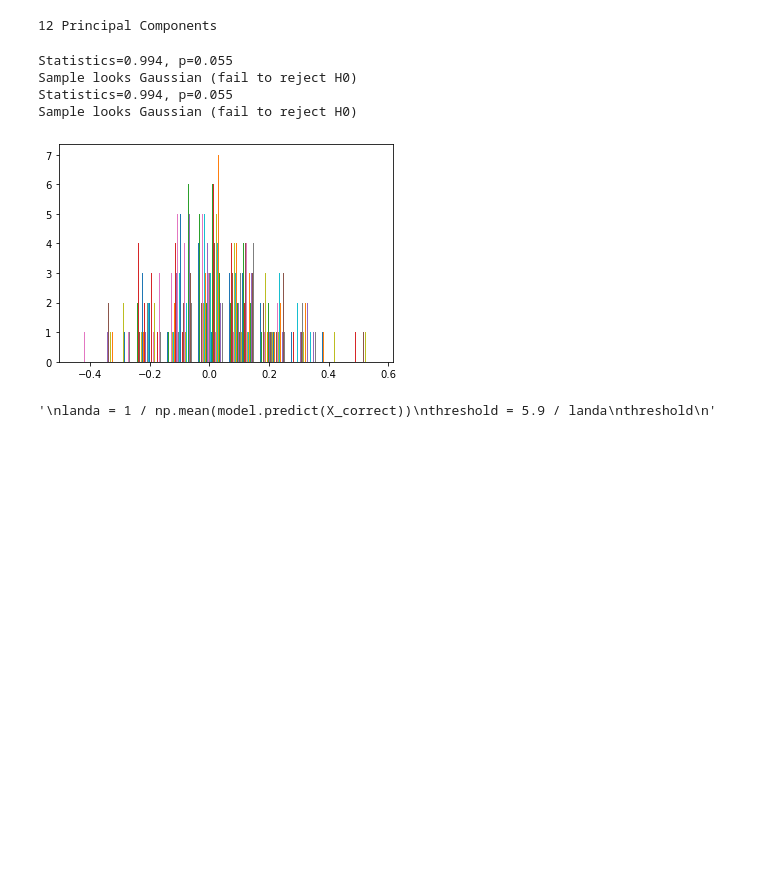
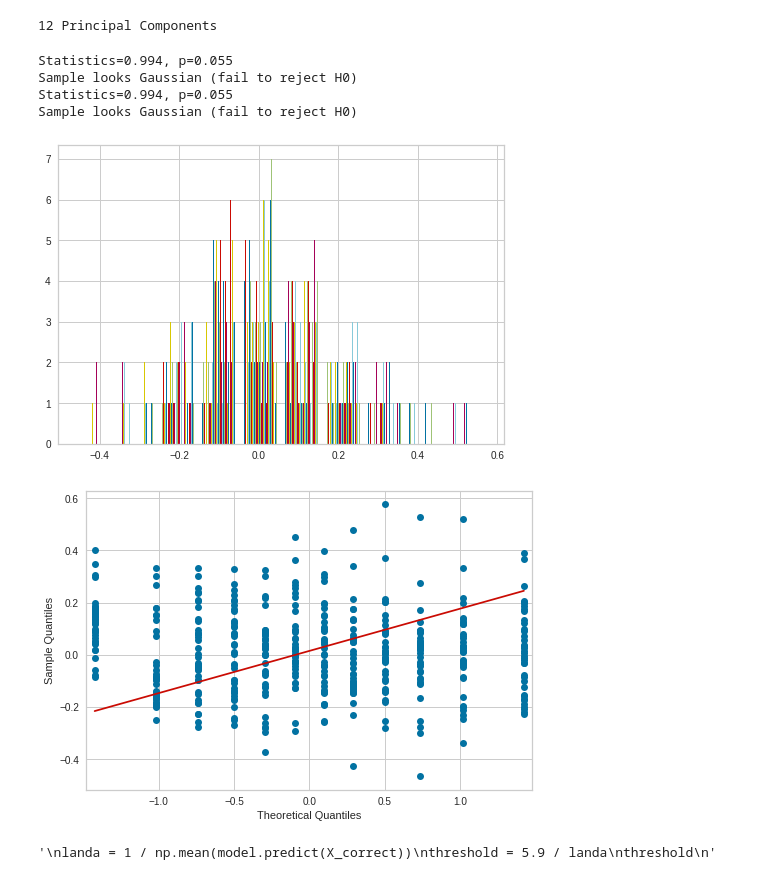
Before and after one commit to xetxezarreta/explainable_anomaly_detection, a Jupyter notebook: anomaly_types.ipynb, the cells around one changed output. Drawn from its saved outputs; the diff is of its cells as text; code cells hidden in the pictures; blank space fills up the shorter version.

Commit message:
q-q-plot

```diff
--- a/anomaly_types.ipynb
+++ b/anomaly_types.ipynb
@@ -128,13 +128,15 @@ print('%i Principal Components' % len(model.get_model().explained_variance_))
 # %%
 normality_test_shapiro(model.get_model().components_)
 normality_test_k2(model.get_model().components_)
 normality_test_histogram(model.get_model().components_)
+normality_test_qqplot(model.get_model().components_)
 # %% [output]
 Statistics=0.994, p=0.055
 Sample looks Gaussian (fail to reject H0)
 Statistics=0.994, p=0.055
 Sample looks Gaussian (fail to reject H0)
-[figure, old version]
+[figure, new version]
+[figure, added]
 # %%
 '''
 landa = 1 / np.mean(model.predict(X_correct))
```
Also changed, not shown: parts of 3 cells of this notebook.
